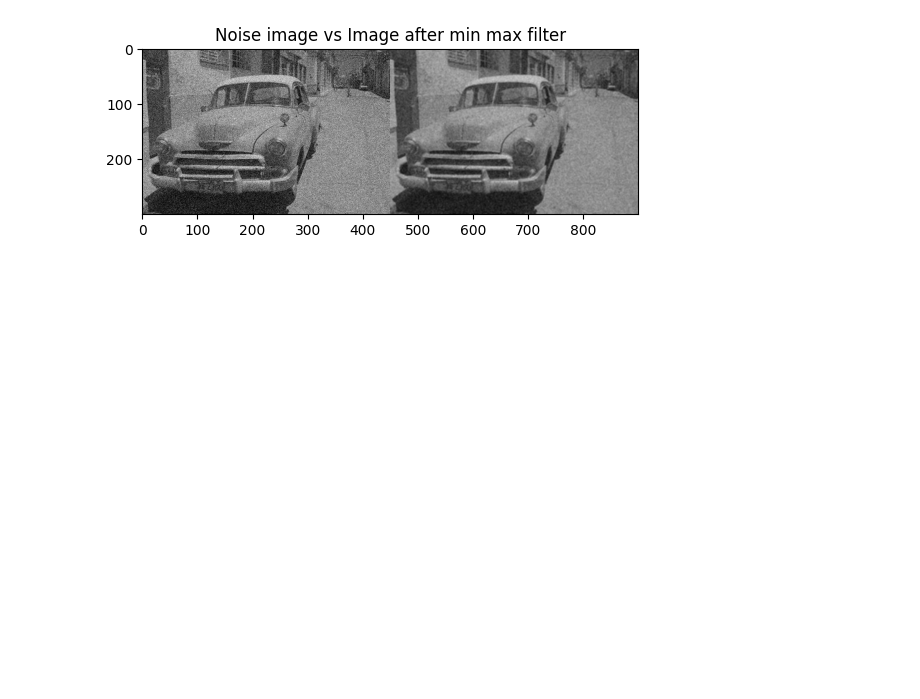
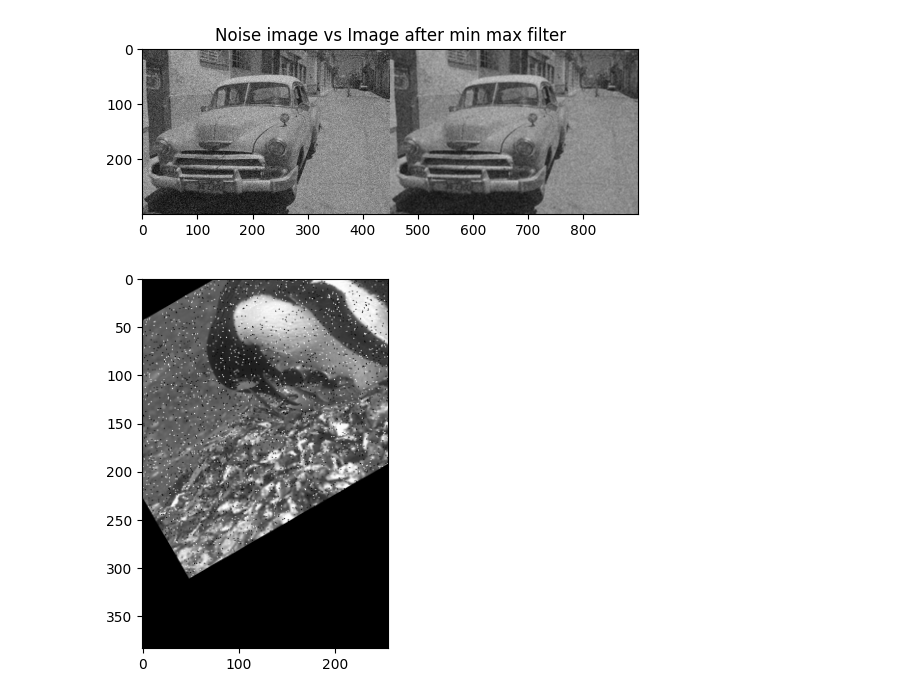
Before and after one commit to therahulsarkar/OpenCV-DIP, a Jupyter notebook: Filter.ipynb, the cells around one changed output. Drawn from its saved outputs; the diff is of its cells as text; code cells hidden in the pictures; blank space fills up the shorter version.

```diff
--- a/Filter.ipynb
+++ b/Filter.ipynb
@@ -76,3 +76,22 @@ plt.imshow(final_img)
 plt.show()
 # %% [output]
 [figure]
+# %%
+import cv2
+import matplotlib.pyplot as plt
+import numpy as np
+# Load the image
+image = cv2.imread("img/noise.png")
+
+# Apply mean filtering
+kernel = np.ones((3,3), dtype=np.float32) / (3*3)
+filtered_image = cv2.filter2D(image, -1, kernel)
+
+rot = cv2.getRotationMatrix2D((image.shape[0]/2, image.shape[1]/2), 30, 1)
+i = cv2.warpAffine(image, rot, (image.shape[0], image.shape[1]))
+
+# final_img = np.hstack((image, i));
+plt.imshow(i)
+plt.show()
+# %% [output]
+[figure, added]
```
Also changed, not shown: 1 other file.
